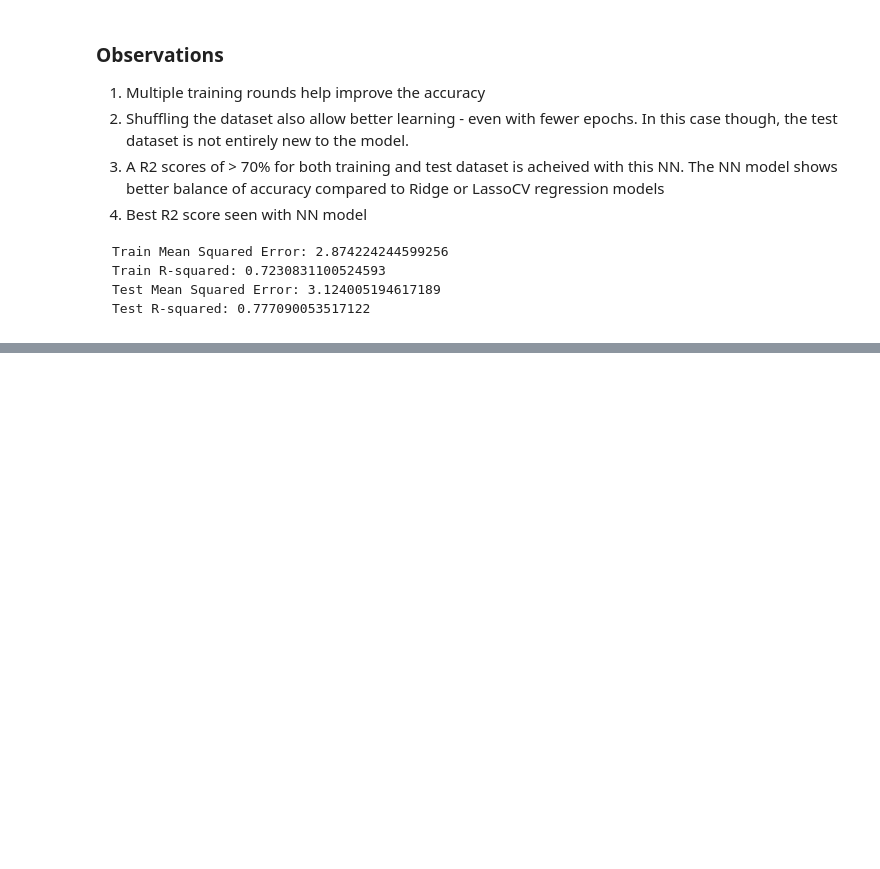
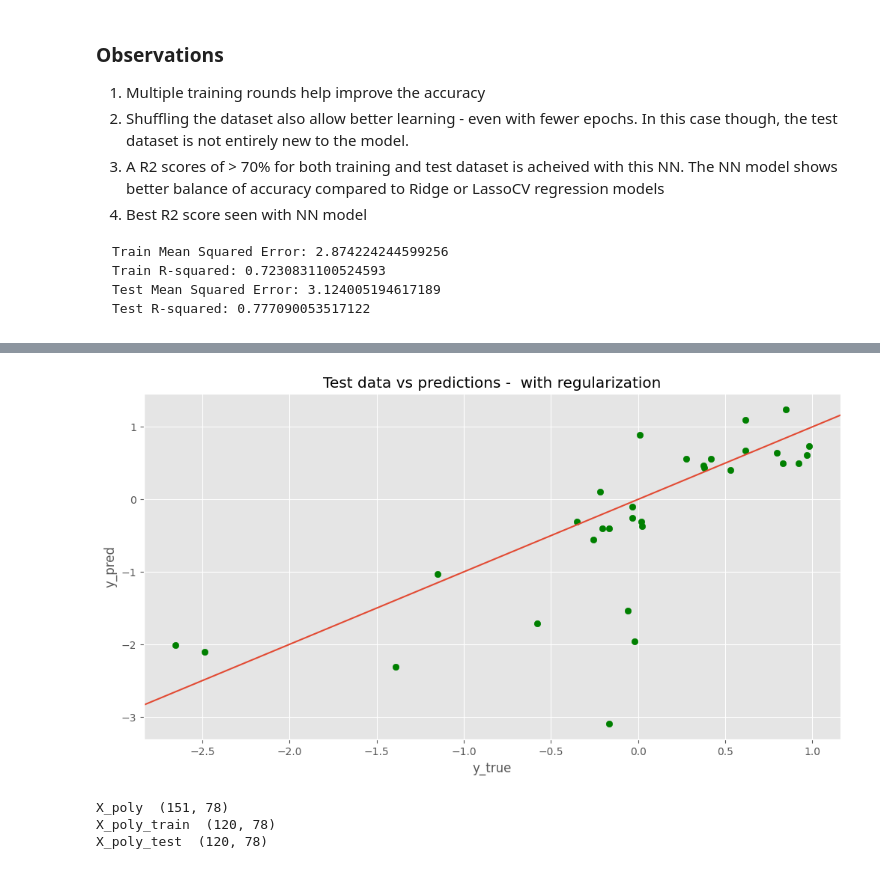
Before and after one commit to sushpath/SolarOutputPredictions, a Jupyter notebook: SolarOpPrediction-NN.ipynb, the cells around one changed output, grey strips where cells are left out. Saved outputs shown, nothing was run; the diff lists cells and outputs as text; code cells hidden in the pictures; blank space fills up the shorter version.

````diff
--- a/SolarOpPrediction-NN.ipynb
+++ b/SolarOpPrediction-NN.ipynb
@@ -188,3 +218,16 @@ Train R-squared: 0.7230831100524593
 Test Mean Squared Error: 3.124005194617189
 Test R-squared: 0.777090053517122
 ```
+# %%
+reg_model = build_reg_model()
+max_iters = 2
+for i in range (max_iters):
+    #data_shuffled = data_df
+    data_shuffled = data_df.sample(frac=1).reset_index(drop=True)
+    X = data_shuffled.drop('output', axis=1)
+    y = data_shuffled['output']
+    X_train, X_test, y_train, y_test = train_test_split(X, y, test_size=0.2, random_state=12)
+    nn_metrics, nn_y_test_pred = train_model(reg_model, X_train, y_train, 50)
+    print('==== Iter: ', i, nn_metrics, ' ====')
+    if nn_metrics['test_r2'] > 0.7:
+        break
@@ -190,0 +288,26 @@ Test R-squared: 0.777090053517122
+# %%
+plt.scatter(nn_y_test_pred, y_test,c= 'green')
+ax = plt.subplot()
+ax.axline((0, 0), slope=1)
+plt.xlabel('y_true')
+plt.ylabel('y_pred')
+plt.title('Test data vs predictions -  with regularization')
+plt.show()
+# %% [output]
+[figure, added]
+# %%
+# It seems the the RandomForestRegressor model have high bias(underfitting). Let's try adding more features using PolynomialFeatures
+from sklearn.preprocessing import PolynomialFeatures
+poly = PolynomialFeatures(degree=2, include_bias=False, interaction_only=True)
+X_poly  = poly.fit_transform(X)
+X_poly_train, X_poly_test, y_poly_train, y_poly_test = train_test_split(X_poly, y, test_size=0.2, random_state=32)
+
+print( 'X_poly ', X_poly.shape)
+print( 'X_poly_train ', X_poly_train.shape)
+print( 'X_poly_test ', X_poly_train.shape)
+
+input_shape = X_poly_train.shape[1]
+# %% [output]
+X_poly  (151, 78)
+X_poly_train  (120, 78)
+X_poly_test  (120, 78)
````
Also changed, not shown: parts of 15 cells of this notebook, 2 other files.
